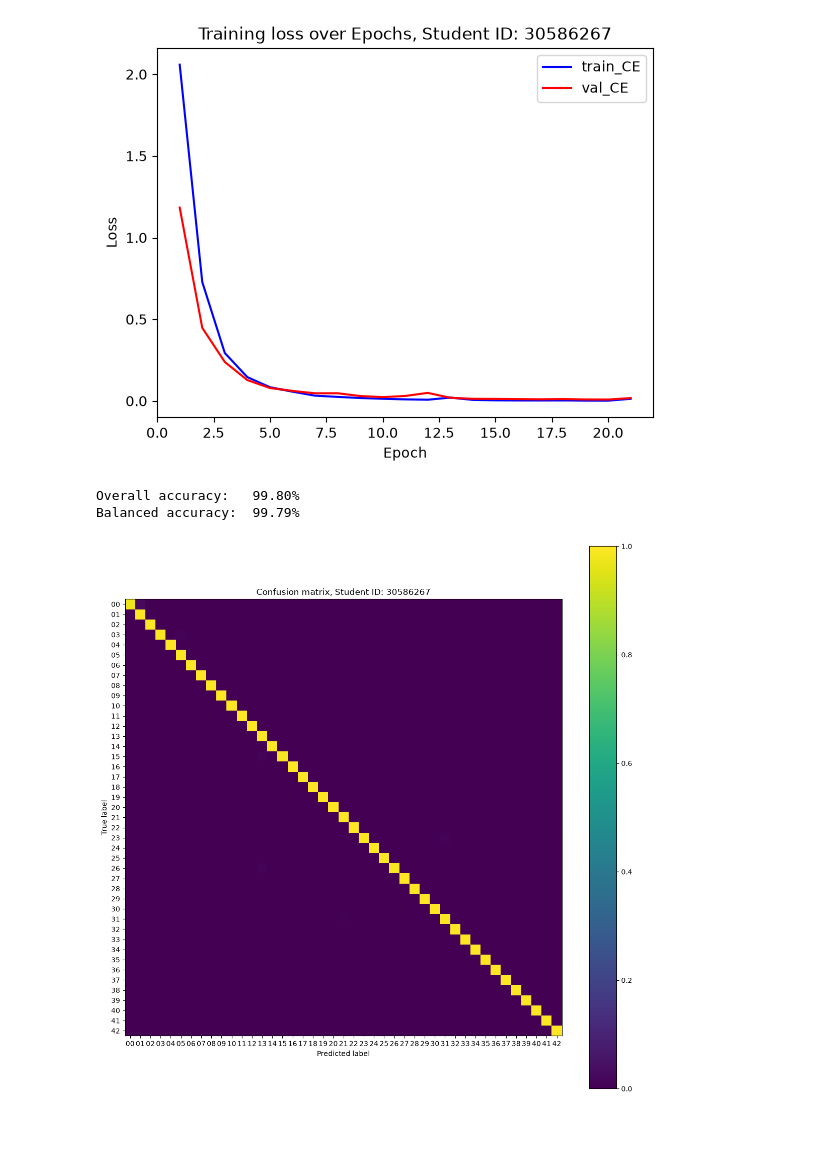
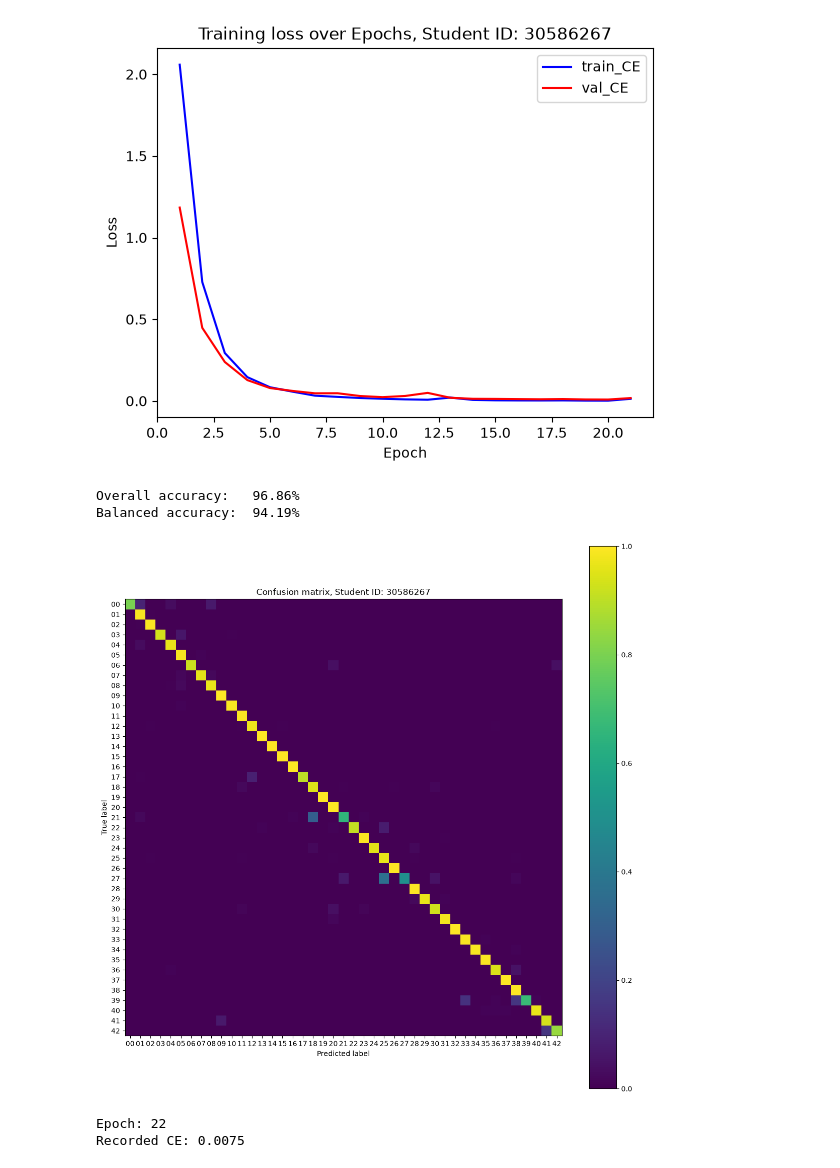
Before and after one commit to sche0151/ECE4179_Assignment_Notebooks, a Jupyter notebook: Q4_GTSRB_Starter_Code.ipynb, the cells around one changed output. Saved outputs shown, nothing was run; the diff lists cells and outputs as text; code cells hidden in the pictures; blank space fills up the shorter version.

```diff
--- a/Q4_GTSRB_Starter_Code.ipynb
+++ b/Q4_GTSRB_Starter_Code.ipynb
@@ -223,7 +223,7 @@ train_eval_loader = DataLoader(train_eval_dataset, batch_size=batch_size, shuffl
 val_loader = DataLoader(val_ds, batch_size=batch_size, shuffle=False, num_workers=2, persistent_workers=True, pin_memory=True)
 
 # test_dataset = SignDataset(test_ds, augment=False)
-test_loader = DataLoader(test_ds, batch_size=batch_size, shuffle=True, num_workers=2, persistent_workers=True, pin_memory=True)
+test_loader = DataLoader(test_ds, batch_size=batch_size, shuffle=False, num_workers=2, persistent_workers=True, pin_memory=True)
 # %%
 # model definition
 
@@ -489,36 +489,36 @@ plt.show()
 # %% [output]
 [figure]
 # %%
-ground_truth = np.array(val_ds.targets).astype(int)
+ground_truth = np.array(test_ds.targets).astype(int)
 true_positives = sum(pred == ground_truth)
-n_samples = len(val_ds)
+n_samples = len(test_ds)
 
 overall_accuracy = true_positives/n_samples
 print(f"Overall accuracy:   {overall_accuracy:.2%}")
 
 balanced_accuracy = 0
-for class_name, class_idx in val_ds.class_to_idx.items():
+for class_name, class_idx in test_ds.class_to_idx.items():
     mask = ground_truth == class_idx
     balanced_accuracy += (pred[mask] == ground_truth[mask]).mean()
-balanced_accuracy = balanced_accuracy/len(val_ds.classes)
+balanced_accuracy = balanced_accuracy/len(test_ds.classes)
 print(f"Balanced accuracy:  {balanced_accuracy:.2%}")
 # %% [output]
-Overall accuracy:   99.80%
-Balanced accuracy:  99.79%
+Overall accuracy:   96.86%
+Balanced accuracy:  94.19%
 # %%
 from sklearn.metrics import confusion_matrix, ConfusionMatrixDisplay
 
-cm = confusion_matrix(ground_truth, pred, labels=range(len(val_ds.classes)), normalize="true")
+cm = confusion_matrix(ground_truth, pred, labels=range(len(test_ds.classes)), normalize="true")
 
 fig, ax = plt.subplots(figsize=(14, 14))
-ConfusionMatrixDisplay(cm, display_labels=val_ds.classes).plot(
+ConfusionMatrixDisplay(cm, display_labels=test_ds.classes).plot(
     ax=ax, include_values=False
 )
 plt.title("Confusion matrix, Student ID: 30586267")
 plt.savefig(f"confusion_matrix_{checkpoint_name}.png", dpi=300)
 plt.show()
 # %% [output]
-[figure, old version]
+[figure, new version]
 # %%
 incorrect_preds = np.squeeze(np.where(pred != ground_truth))
 correct_preds = np.squeeze(np.where(pred == ground_truth))
@@ -533,0 +558,37 @@ for idx in incorrect_idxs:
+# %%
+# run model
+
+checkpoint_name = "checkpoint_V3.pth"
+checkpoint = torch.load(checkpoint_name)
+model.load_state_dict(checkpoint["model_state"])
+epoch = checkpoint["epoch"]
+
+list_conf_drop_incorrect = []
+
+with torch.no_grad():
+    model.eval()
+
+    # reset loss values for reporting
+    val_loss_sum = 0.0
+    samples_received = 0
+
+    for i, idx in enumerate(incorrect_idxs):
+        img_og, lbl = test_ds[idx]
+        pred_og = model(img_og.unsqueeze(0).to(device))
+        conf_og, lbl_pred_og = torch.softmax(pred_og, dim=1).max(dim=1)
+
+        list_conf_drop_incorrect.append([])
+
+        for imgs in occluded_incorrect[i]:
+            img_occ = imgs.to(device)
+            pred_occ = model(img_occ.unsqueeze(0))
+
+            conf_occ = torch.softmax(pred_occ, dim=1)[:, lbl_pred_og]
+
+            list_conf_drop_incorrect[i].append(conf_og - conf_occ)
+
+print(f"Epoch: {epoch}")
+print(f"Recorded CE: {checkpoint["val_loss"]:.4f}")
+# %% [output]
+Epoch: 22
+Recorded CE: 0.0075
```
Also changed, not shown: parts of 5 cells of this notebook, 2 other files.
